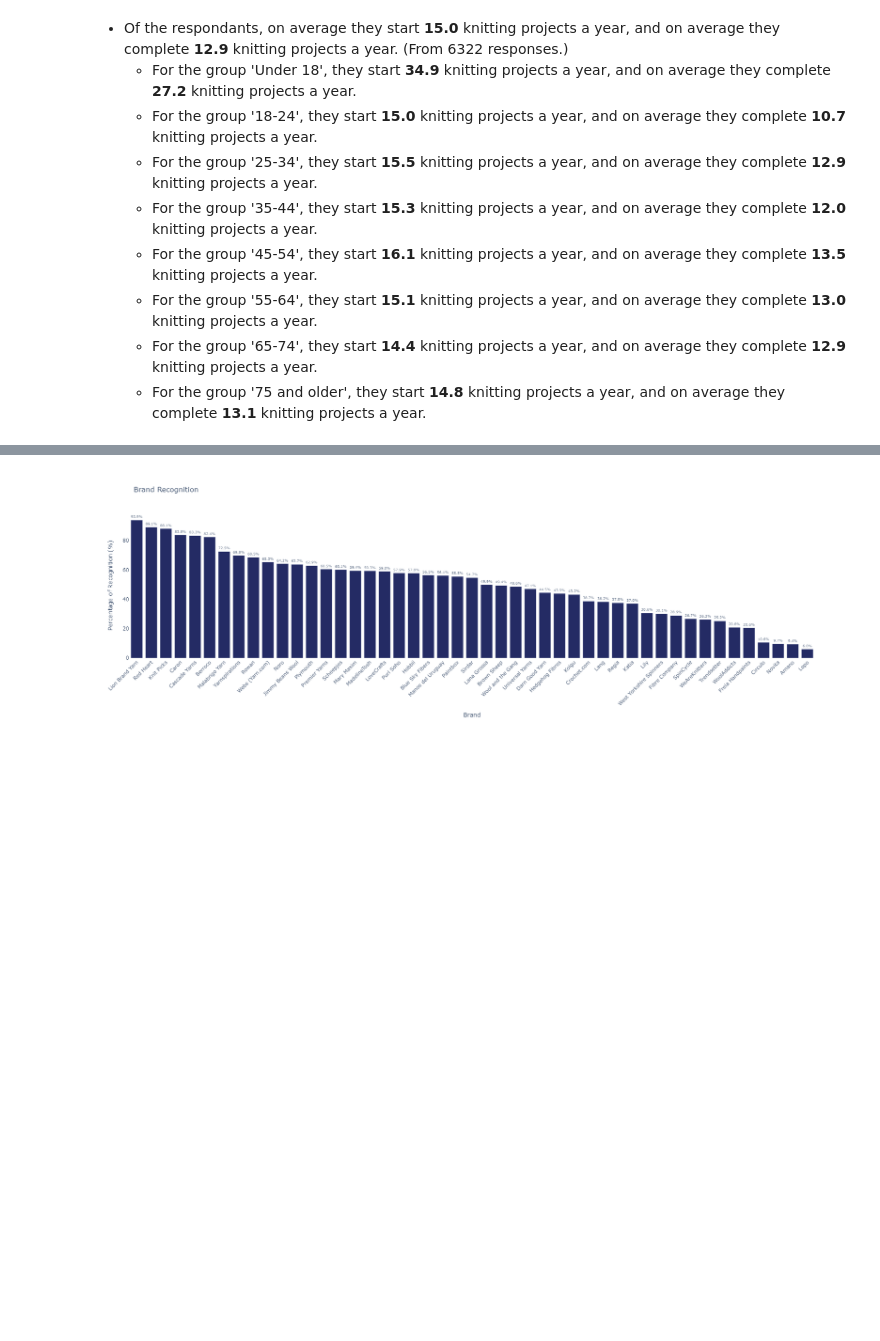
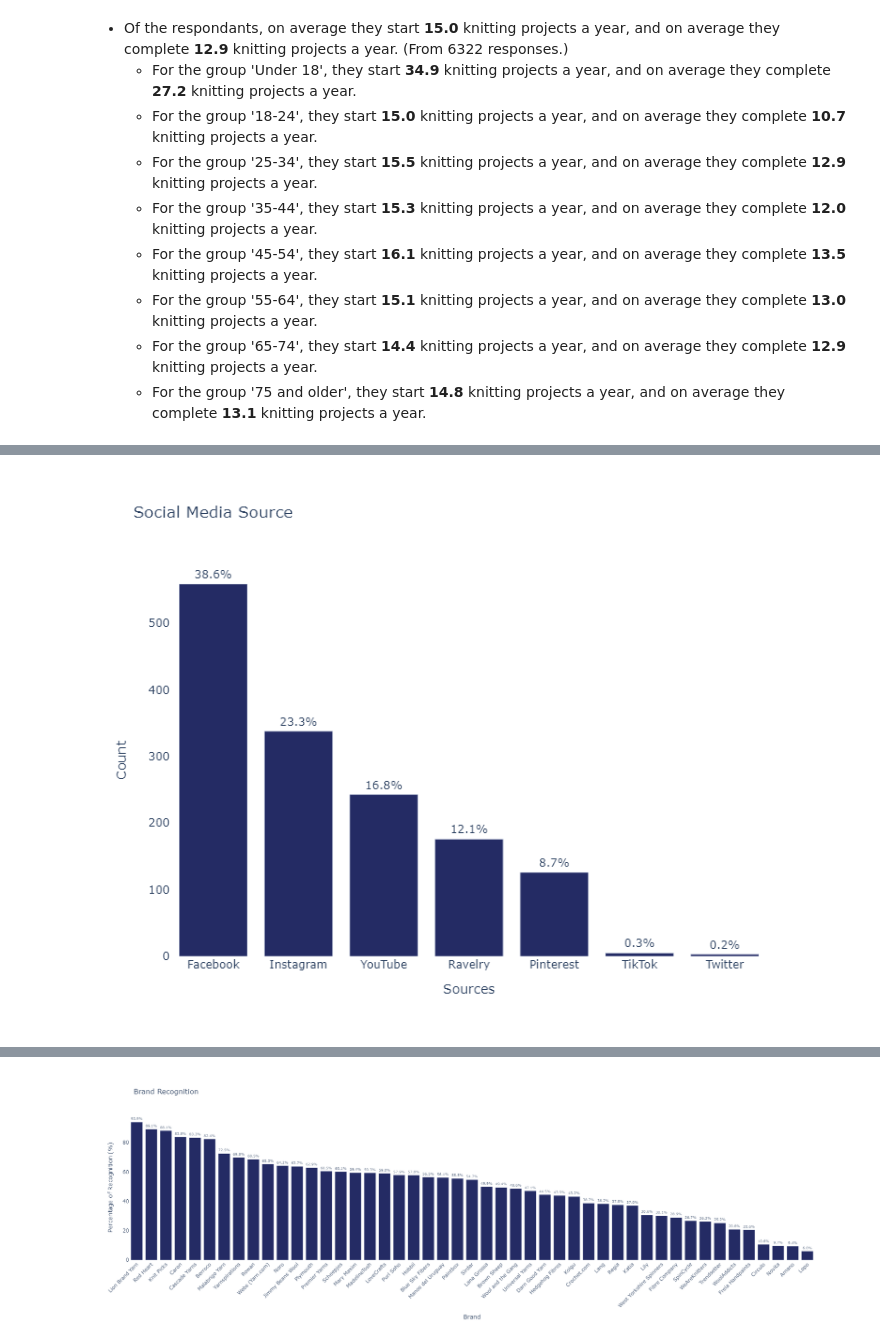
Before and after one commit to MDeanLindsay/Survey-Processing, a Jupyter notebook: Yarn_Survey.ipynb, the cells around one changed output, grey strips where cells are left out. Cells and saved outputs as stored; diff of their text form; code cells hidden in the pictures; blank space fills up the shorter version.

```diff
--- a/Yarn_Survey.ipynb
+++ b/Yarn_Survey.ipynb
@@ -1500,0 +1695,87 @@ display(Markdown(markdown_summary))
+# %%
+# Combining all the columns into one dataframe
+column_data = pd.concat([all_responses[[all_responses.columns[27], all_responses.columns[75]]]], axis=1)
+
+categories = [
+    'Facebook',
+    'Instagram',
+    'Twitter',
+    'Pinterest',
+    'Ravelry',
+    'YouTube',
+    'TikTok'
+]
+
+column_data[all_responses.columns[27]] = column_data[all_responses.columns[27]].where(column_data[all_responses.columns[27]].isin(categories))
+
+# Calculate the total number of rows before exploding.
+sample_size =column_data.iloc[:, 0].notnull().sum()
+
+# Now apply value_counts() on the series, not the DataFrame
+value_counts = column_data.iloc[:, 0].value_counts().reset_index()
+value_counts.columns = ['Category', 'Count']
+
+# Apply value_counts(normalize=True) for percentages
+percentages = column_data.iloc[:, 0].value_counts(normalize=True).mul(100).round(1).reset_index()
+percentages.columns = ['Category', 'Percentage']
+
+# Ensure merging operates on Series results with matching dimensions
+summary_df = pd.merge(value_counts, percentages, on='Category')
+
+# Create a bar graph with percentages above bars
+fig = px.bar(summary_df, x='Category', y='Count', title='Social Media Source',
+             text='Percentage', color_discrete_sequence=['#242B64'])
+
+# Customization for displaying percentages
+fig.update_traces(texttemplate='%{text}%', textposition='outside')
+
+# Customization for layout
+fig.update_layout(
+    xaxis_title='Sources',
+    yaxis_title='Count',
+    plot_bgcolor='white',
+    paper_bgcolor='white',
+    uniformtext_minsize=8,  # Adjust text size if needed
+    uniformtext_mode='hide',
+    height=600,  # Increase height to provide more space
+    width=800
+)
+
+# Show the figure
+fig.write_image("./IMG/social_media.png")
+display(Image(filename="./IMG/social_media.png"))
+
+# Age order for print out.
+ages = ['Under 18', '18-24', '25-34', '35-44', '45-54', '55-64', '65-74', '75 and older']
+# Create a new dataframe excluding age where 'Prefer not to answer'
+column_data = column_data[column_data.iloc[:, 1] != "Prefer not to answer"].dropna().copy()
+# Convert the age group column to a categorical type with the specified order
+column_data[column_data.columns[1]] = pd.Categorical(column_data[column_data.columns[1]], categories=ages, ordered=True)
+
+# Initialize the markdown string
+markdown_summary = f"- Of the respondants, the most popular platform for brand discovery is: (From {sample_size} responses.)"
+
+# Loop through each age group to calculate and append the relevant metrics
+for age in ages:
+    # Filter the dataframe for the current age group
+    age_group_df = column_data[column_data.iloc[:, 1] == age]
+    if not age_group_df.empty:  # Only proceed if the age group has data
+        # Calculate the value counts and percentages for the current age group
+        percentages = age_group_df.iloc[:, 0].value_counts(normalize=True).mul(100).round(1).reset_index()
+        percentages.columns = ['Platform', 'Percentage']
+        # Check if there are at least two platforms to report
+        if len(percentages) > 1:
+            # Append the calculated metrics to the markdown string for both the most popular and the second most popular platforms
+            markdown_summary += f"\n     - For the group '{age}', the most popular social media platform is **{percentages.iloc[0, 0]}** at **{percentages.iloc[0, 1]}%**, followed by **{percentages.iloc[1, 0]}** at **{percentages.iloc[1, 1]}%**."
+        elif len(percentages) == 1:
+            # If there's only one platform, mention only the most popular one
+            markdown_summary += f"\n     - For the group '{age}', the most popular social media platform is **{percentages.iloc[0, 0]}** at **{percentages.iloc[0, 1]}%**."
+        else:
+            # If there are no platforms, perhaps include a placeholder or a different message
+            markdown_summary += f"\n     - For the group '{age}', there were no platforms with significant data."
+
+
+# Display the markdown text
+display(Markdown(markdown_summary))
+# %% [output]
+[figure, added]
```
Also changed, not shown: parts of 4 cells of this notebook, 4 other files.
